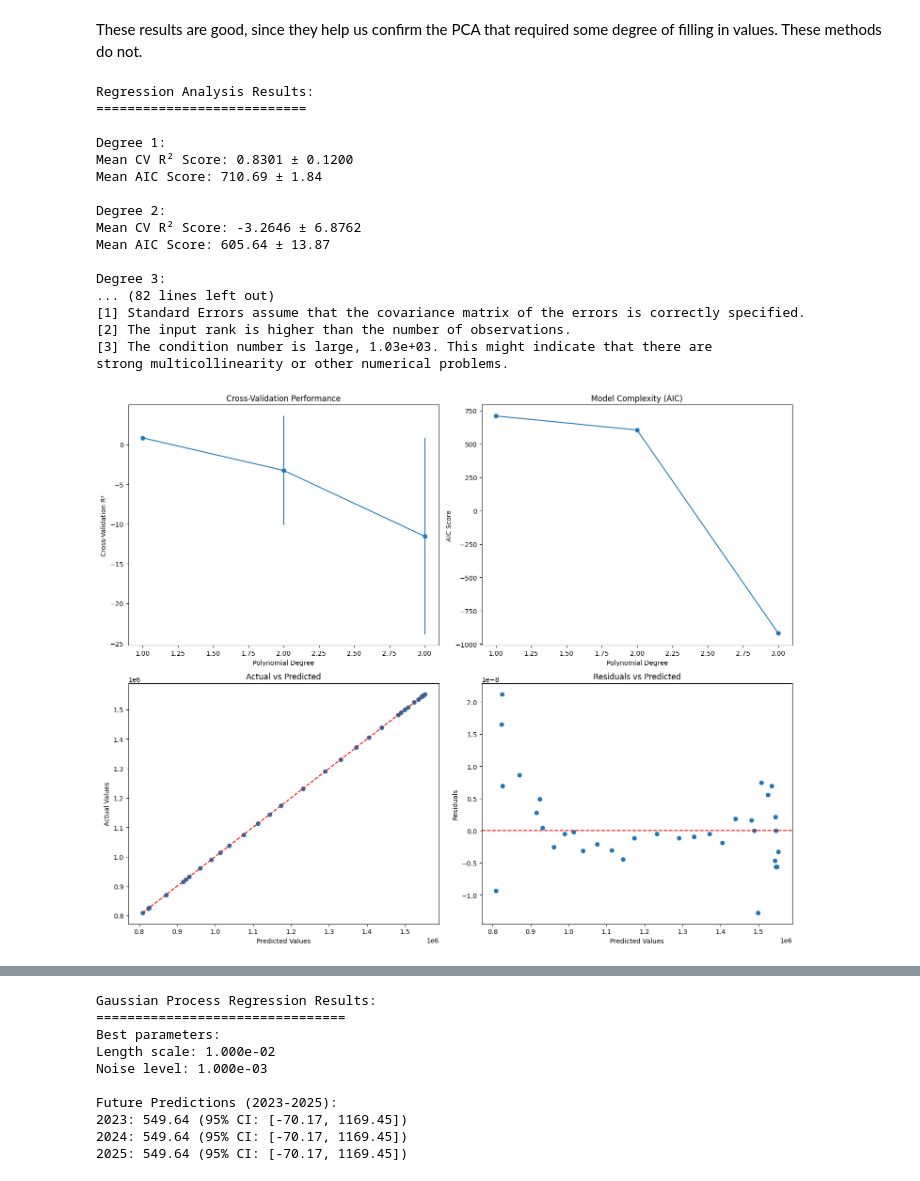
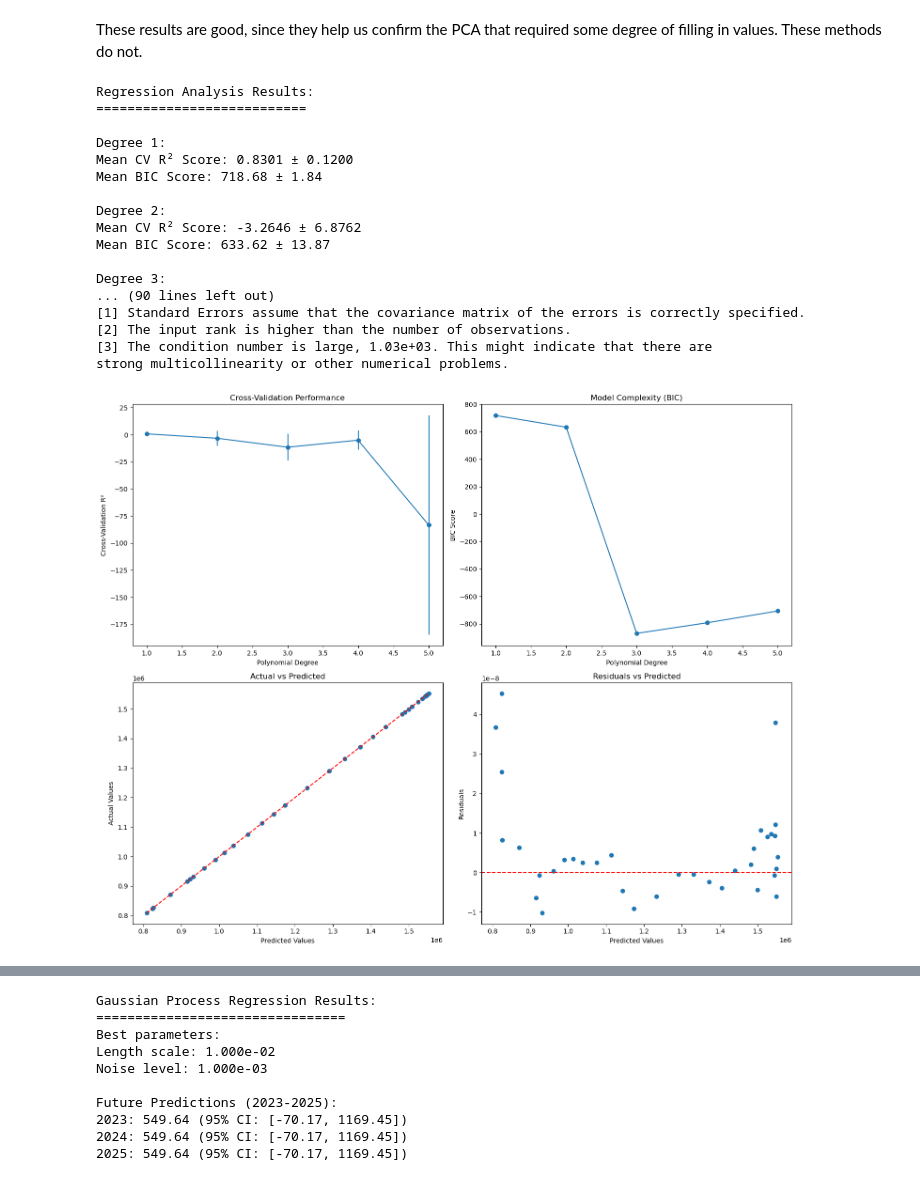
Before and after one commit to sadityag/professor-predictor, a Jupyter notebook: data-analysis/primary-analysis/economic_analysis.ipynb, the cells around one changed output, grey strips where cells are left out. Saved outputs shown, nothing was run; the diff lists cells and outputs as text; code cells hidden in the pictures.

```diff
--- a/data-analysis/primary-analysis/economic_analysis.ipynb
+++ b/data-analysis/primary-analysis/economic_analysis.ipynb
@@ -467,79 +487,58 @@ Unemploy_BS    0.303608                  29
 # %% [markdown]
 These results are good, since they help us confirm the PCA that required some degree of filling in values. These methods do not.
 # %%
-def perform_ols_regression(pca_results, target_series, max_degree=3, n_splits=5):
-    """
-    Perform OLS regression on PCA components with polynomial features.
-
-    Parameters:
-        pca_results: Dictionary containing PCA analysis results
-        target_series: Series containing target variable (Y)
-        max_degree: Maximum polynomial degree to try
-        n_splits: Number of folds for cross-validation
-    """
-    # Get PCA transformed data
+def perform_ols_regression(pca_results, target_series, max_degree=5, n_splits=5):
+    """Modified to use BIC instead of AIC"""
     X = pca_results['pca_results']
     y = target_series
 
-    # Ensure indices align
     common_index = X.index.intersection(y.index)
     X = X.loc[common_index]
     y = y.loc[common_index]
 
-    # Initialize storage for results
     results = {}
 
     for degree in range(1, max_degree + 1):
-        # Create polynomial features
         poly = PolynomialFeatures(degree=degree, include_bias=False)
         X_poly = poly.fit_transform(X)
 
-        # Initialize model
         model = sm.OLS(y, sm.add_constant(X_poly))
 
-        # Perform k-fold cross validation
         kf = KFold(n_splits=n_splits, shuffle=True, random_state=42)
         cv_scores = []
-        aic_scores = []
+        bic_scores = []
 
         for train_idx, test_idx in kf.split(X_poly):
-            # Split data
             X_train, X_test = X_poly[train_idx], X_poly[test_idx]
             y_train, y_test = y.iloc[train_idx], y.iloc[test_idx]
 
-            # Fit model
             model_fold = sm.OLS(y_train, sm.add_constant(X_train))
             results_fold = model_fold.fit()
 
-            # Calculate metrics
             y_pred = results_fold.predict(sm.add_constant(X_test))
             cv_scores.append(r2_score(y_test, y_pred))
-            aic_scores.append(results_fold.aic)
+            bic_scores.append(results_fold.bic)
 
-        # Fit final model on all data
         final_results = model.fit()
 
-        # Store results
         results[degree] = {
             'model': final_results,
             'cv_r2_mean': np.mean(cv_scores),
             'cv_r2_std': np.std(cv_scores),
-            'aic_mean': np.mean(aic_scores),
-            'aic_std': np.std(aic_scores),
+            'bic_mean': np.mean(bic_scores),
+            'bic_std': np.std(bic_scores),
             'summary': final_results.summary(),
             'feature_names': poly.get_feature_names_out(X.columns)
         }
 
-    # Find best model based on AIC
-    best_degree = min(results.keys(), key=lambda k: results[k]['aic_mean'])
+    best_degree = min(results.keys(), key=lambda k: results[k]['bic_mean'])
 
-    # Print results
     print("\nRegression Analysis Results:")
     print("===========================")
     for degree in results:
         print(f"\nDegree {degree}:")
         print(f"Mean CV R² Score: {results[degree]['cv_r2_mean']:.4f} ± {results[degree]['cv_r2_std']:.4f}")
-        print(f"Mean AIC Score: {results[degree]['aic_mean']:.2f} ± {results[degree]['aic_std']:.2f}")
+        print(f"Mean BIC Score: {results[degree]['bic_mean']:.2f} ± {results[degree]['bic_std']:.2f}")
 
     print(f"\nBest model (degree {best_degree}) summary:")
     print(results[best_degree]['summary'])
@@ -560,14 +559,14 @@ def plot_regression_results(results, best_degree):
     axes[0,0].set_ylabel('Cross-Validation R²')
     axes[0,0].set_title('Cross-Validation Performance')
 
-    # Plot AIC scores
-    aic_scores = [results[d]['aic_mean'] for d in degrees]
-    aic_errors = [results[d]['aic_std'] for d in degrees]
+    # Plot BIC scores
+    bic_scores = [results[d]['bic_mean'] for d in degrees]
+    bic_errors = [results[d]['bic_std'] for d in degrees]
 
-    axes[0,1].errorbar(degrees, aic_scores, yerr=aic_errors, fmt='o-')
+    axes[0,1].errorbar(degrees, bic_scores, yerr=bic_errors, fmt='o-')
     axes[0,1].set_xlabel('Polynomial Degree')
-    axes[0,1].set_ylabel('AIC Score')
-    axes[0,1].set_title('Model Complexity (AIC)')
+    axes[0,1].set_ylabel('BIC Score')
+    axes[0,1].set_title('Model Complexity (BIC)')
 
     # Get best model predictions and residuals
     best_model = results[best_degree]['model']
@@ -582,36 +581,36 @@ def plot_regression_results(results, best_degree):
     axes[1,0].set_title('Actual vs Predicted')
 
     # Residuals plot
     axes[1,1].scatter(y_pred, residuals)
     axes[1,1].axhline(y=0, color='r', linestyle='--')
     axes[1,1].set_xlabel('Predicted Values')
     axes[1,1].set_ylabel('Residuals')
     axes[1,1].set_title('Residuals vs Predicted')
 
     plt.tight_layout()
     plt.show()
 
 # Example usage:
 regression_results, best_degree = perform_ols_regression(pca_results, lagged_df['faculty'])
 plot_regression_results(regression_results, best_degree)
 # %% [output]
 Regression Analysis Results:
 ===========================
 
 Degree 1:
 Mean CV R² Score: 0.8301 ± 0.1200
-Mean AIC Score: 710.69 ± 1.84
+Mean BIC Score: 718.68 ± 1.84
 
 Degree 2:
 Mean CV R² Score: -3.2646 ± 6.8762
-Mean AIC Score: 605.64 ± 13.87
+Mean BIC Score: 633.62 ± 13.87
 
 Degree 3:
-... (82 lines left out)
+... (90 lines left out)
 [1] Standard Errors assume that the covariance matrix of the errors is correctly specified.
 [2] The input rank is higher than the number of observations.
 [3] The condition number is large, 1.03e+03. This might indicate that there are
 strong multicollinearity or other numerical problems.
-[figure, old version]
+[figure, new version]
 # %%
 def find_optimal_arima_params(series, max_p=3, max_d=2, max_q=3):
```
Also changed, not shown: parts of 8 cells of this notebook.
